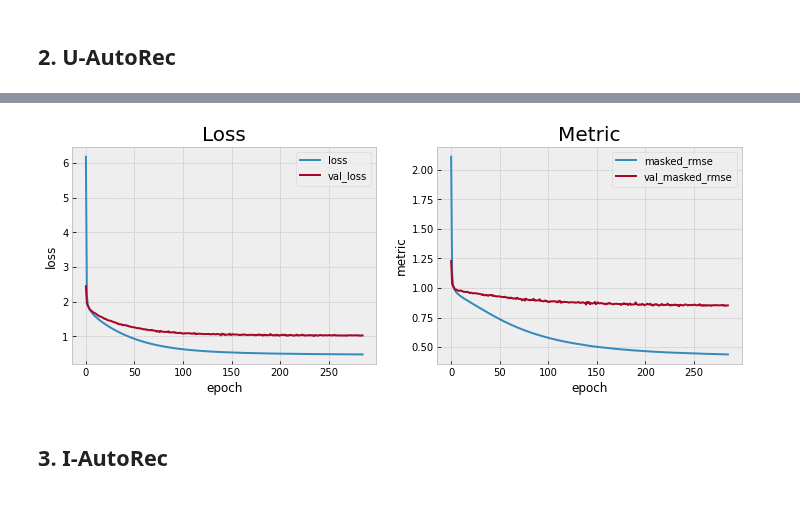
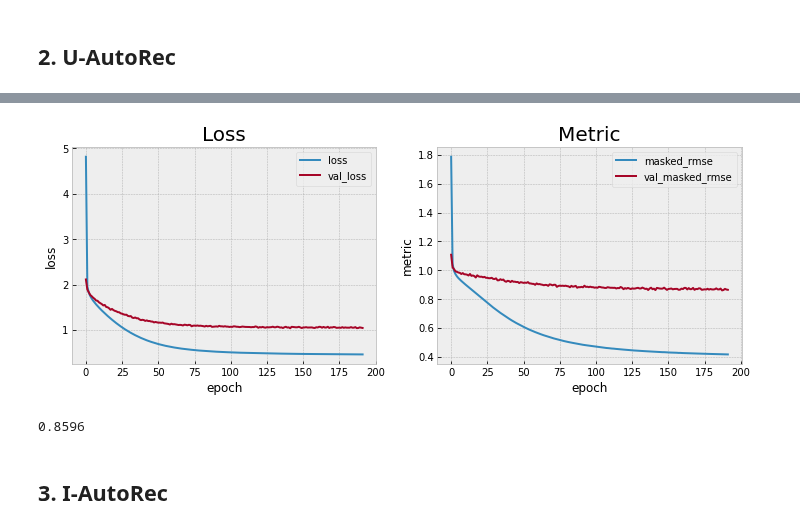
Before and after one commit to ivoryRabbit/RecSys, a Jupyter notebook: AutoRec.ipynb, the cells around one changed output, grey strips where cells are left out. Drawn from its saved outputs; the diff is of its cells as text; code cells hidden in the pictures.

```diff
--- a/AutoRec.ipynb
+++ b/AutoRec.ipynb
@@ -145,18 +152,18 @@ def make_generator(df, n_user, n_item, batch_size, user_based = True, implicit =
 
             yield batch, batch
 # %%
-def masked_mse(y_true, y_pred, masked_value = 0):
+def masked_mse(y_true: np.array, y_pred: np.array, masked_value = 0) -> np.array:
     mask_true = K.cast(K.not_equal(y_true, masked_value), dtype = 'float32')
     masked_se = K.square(mask_true * (y_true - y_pred))
     return K.sum(masked_se, axis = -1) / K.sum(mask_true, axis = -1)
 
-def masked_rmse(y_true, y_pred, masked_value = 0):
+def masked_rmse(y_true: np.array, y_pred: np.array, masked_value = 0) -> np.array:
     mask_true = K.cast(K.not_equal(y_true, masked_value), dtype = 'float32')
     masked_se = K.square(mask_true * (y_true - y_pred))
     masked_mse = K.sum(masked_se, axis = -1) / K.sum(mask_true, axis = -1)
     return K.sqrt(masked_mse)
 
-def masked_rmse_clip(y_true, y_pred, masked_value = 0):
+def masked_rmse_clip(y_true: np.array, y_pred: np.array, masked_value = 0) -> np.array:
     mask_true = K.cast(K.not_equal(y_true, masked_value), dtype = 'float32')
     y_pred = K.clip(y_pred, 0, 5)
     masked_se = K.square(mask_true * (y_true - y_pred))
@@ -179,15 +231,33 @@ def AutoRec(n_user: int, n_item: int, user_based = True, latent_dim = 500,
+# %%
+def show_history(hist):
+    fig, (ax1, ax2) = plt.subplots(1, 2, figsize = (12, 4))
+
+    ax1.plot(hist.history['loss'])
+    ax1.plot(hist.history['val_loss'])
+    ax1.set_title('Loss', fontsize = 20)
+    ax1.set_ylabel('loss')
+    ax1.set_xlabel('epoch')
+    ax1.legend(['loss', 'val_loss'], loc = 'upper right')
+
+    ax2.plot(hist.history['masked_rmse'])
+    ax2.plot(hist.history['val_masked_rmse'])
+    ax2.set_title('Metric', fontsize = 20)
+    ax2.set_ylabel('metric')
+    ax2.set_xlabel('epoch')
+    ax2.legend(['masked_rmse', 'val_masked_rmse'], loc = 'upper right')
+    plt.show()
 # %% [markdown]
 ## 2. U-AutoRec
 # %%
 epochs = 500
-batch_size = 256
+batch_size = 128
 
 user_profile = make_interaction(ratings, user_based = True)
-train, test = data_split(user_profile)
-train_gen, test_gen = map(lambda x: make_generator(x, n_user, n_item, batch_size, user_based = True), (train, test))
+train, valid, test = data_split(user_profile)
+train_gen, valid_gen = map(lambda x: make_generator(x, n_user, n_item, batch_size, user_based = True), (train, valid))
 
-steps_per_epoch = train.userId.unique().size // batch_size + 1
-validation_steps = test.userId.unique().size // batch_size + 1
+steps_per_epoch = train.index.size // batch_size + 1
+validation_steps = valid.index.size // batch_size + 1
 # %%
 # lr_schedule = ExponentialDecay(initial_learning_rate = 0.002, decay_steps = 10, decay_rate = 0.96, staircase = True)
 # optimizer = RMSprop(learning_rate = lr_schedule)
@@ -212,9 +282,9 @@ _________________________________________________________________
 # %%
 %%time
 early_stopping = EarlyStopping(monitor = 'val_loss', mode = 'min', verbose = 1, patience = 50)
-model_checkpoint = ModelCheckpoint(base_path + 'model/U-AutoRec_1M.h5', monitor = 'val_loss', mode = 'min', save_best_only = True)
+model_checkpoint = ModelCheckpoint('U-AutoRec_1M.h5', monitor = 'val_loss', mode = 'min', save_best_only = True)
 
-hist = model.fit(x = train_gen, validation_data = test_gen, epochs = epochs,
+hist = model.fit(x = train_gen, validation_data = valid_gen, epochs = epochs,
                  steps_per_epoch = steps_per_epoch, validation_steps = validation_steps,
                  verbose = 1, callbacks = [early_stopping, model_checkpoint])
 # %% [output]
@@ -238,23 +308,12 @@ Wall time: 5min 20s
-# %%
-fig, (ax1, ax2) = plt.subplots(1, 2, figsize = (12, 4))
-
-ax1.plot(hist.history['loss'])
-ax1.plot(hist.history['val_loss'])
-ax1.set_title('Loss', fontsize = 20)
-ax1.set_ylabel('loss')
-ax1.set_xlabel('epoch')
-ax1.legend(['loss', 'val_loss'], loc = 'upper right')
-
-ax2.plot(hist.history['masked_rmse'])
-ax2.plot(hist.history['val_masked_rmse'])
-ax2.set_title('Metric', fontsize = 20)
-ax2.set_ylabel('metric')
-ax2.set_xlabel('epoch')
-ax2.legend(['masked_rmse', 'val_masked_rmse'], loc = 'upper right')
-
-plt.show()
-# %% [output]
-[figure, removed]
+# %%
+show_history(hist)
+# %% [output]
+[figure, added]
+# %%
+test_pred = make_predictor(test, model, n_user, n_item, batch_size, user_based = True)
+print(f'Mean of masked RMSE: {test_pred:.4f}')
+# %% [output]
+0.8596
 # %% [markdown]
 ## 3. I-AutoRec
 # %%
```
Also changed, not shown: parts of 13 cells of this notebook.
